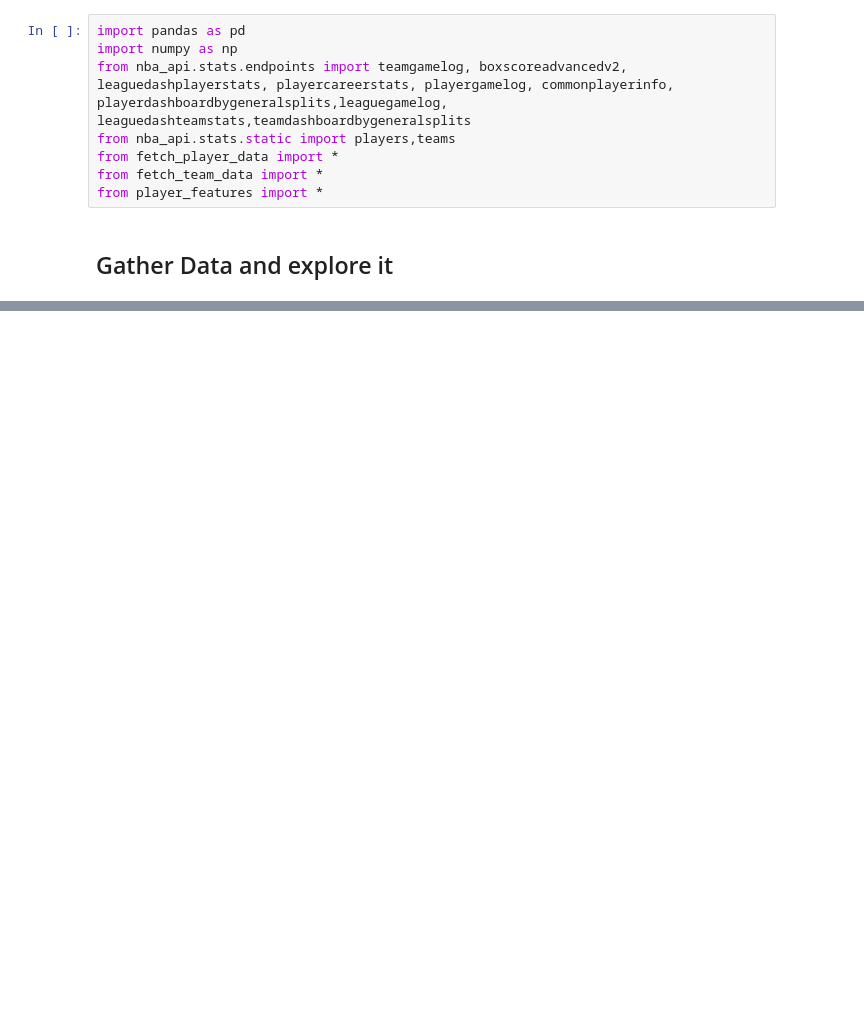
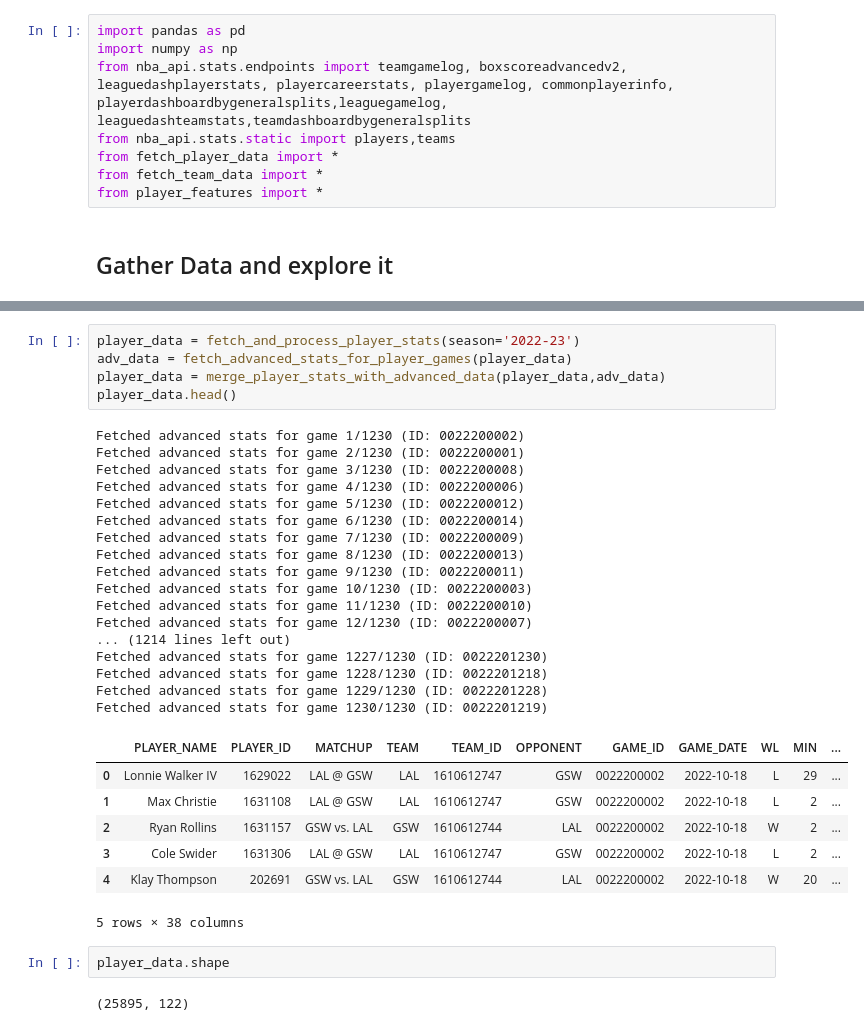
Before and after one commit to spon7ge/HoopsVista, a Jupyter notebook: PrizePicks/PlayerFunctions/TESTING.ipynb, the cells around one changed output, grey strips where cells are left out. Saved outputs shown, nothing was run; the diff lists cells and outputs as text; blank space fills up the shorter version.

```diff
--- a/PrizePicks/PlayerFunctions/TESTING.ipynb
+++ b/PrizePicks/PlayerFunctions/TESTING.ipynb
@@ -167,0 +69,34 @@ plt.show()
+# %%
+player_data = fetch_and_process_player_stats(season='2022-23')
+adv_data = fetch_advanced_stats_for_player_games(player_data)
+player_data = merge_player_stats_with_advanced_data(player_data,adv_data)
+player_data.head()
+# %% [output]
+Fetched advanced stats for game 1/1230 (ID: 0022200002)
+Fetched advanced stats for game 2/1230 (ID: 0022200001)
+Fetched advanced stats for game 3/1230 (ID: 0022200008)
+Fetched advanced stats for game 4/1230 (ID: 0022200006)
+Fetched advanced stats for game 5/1230 (ID: 0022200012)
+Fetched advanced stats for game 6/1230 (ID: 0022200014)
+Fetched advanced stats for game 7/1230 (ID: 0022200009)
+Fetched advanced stats for game 8/1230 (ID: 0022200013)
+Fetched advanced stats for game 9/1230 (ID: 0022200011)
+Fetched advanced stats for game 10/1230 (ID: 0022200003)
+Fetched advanced stats for game 11/1230 (ID: 0022200010)
+Fetched advanced stats for game 12/1230 (ID: 0022200007)
+... (1214 lines left out)
+Fetched advanced stats for game 1227/1230 (ID: 0022201230)
+Fetched advanced stats for game 1228/1230 (ID: 0022201218)
+Fetched advanced stats for game 1229/1230 (ID: 0022201228)
+Fetched advanced stats for game 1230/1230 (ID: 0022201219)
+|  | PLAYER_NAME | PLAYER_ID | MATCHUP | TEAM | TEAM_ID | OPPONENT | GAME_ID | GAME_DATE | WL | MIN | ... |
+| 0 | Lonnie Walker IV | 1629022 | LAL @ GSW | LAL | 1610612747 | GSW | 0022200002 | 2022-10-18 | L | 29 | ... |
+| 1 | Max Christie | 1631108 | LAL @ GSW | LAL | 1610612747 | GSW | 0022200002 | 2022-10-18 | L | 2 | ... |
+| 2 | Ryan Rollins | 1631157 | GSW vs. LAL | GSW | 1610612744 | LAL | 0022200002 | 2022-10-18 | W | 2 | ... |
+| 3 | Cole Swider | 1631306 | LAL @ GSW | LAL | 1610612747 | GSW | 0022200002 | 2022-10-18 | L | 2 | ... |
+| 4 | Klay Thompson | 202691 | GSW vs. LAL | GSW | 1610612744 | LAL | 0022200002 | 2022-10-18 | W | 20 | ... |
+5 rows × 38 columns
+# %%
+player_data.shape
+# %% [output]
+(25895, 122)
```
Also changed, not shown: parts of 18 cells of this notebook, 2 other files.
